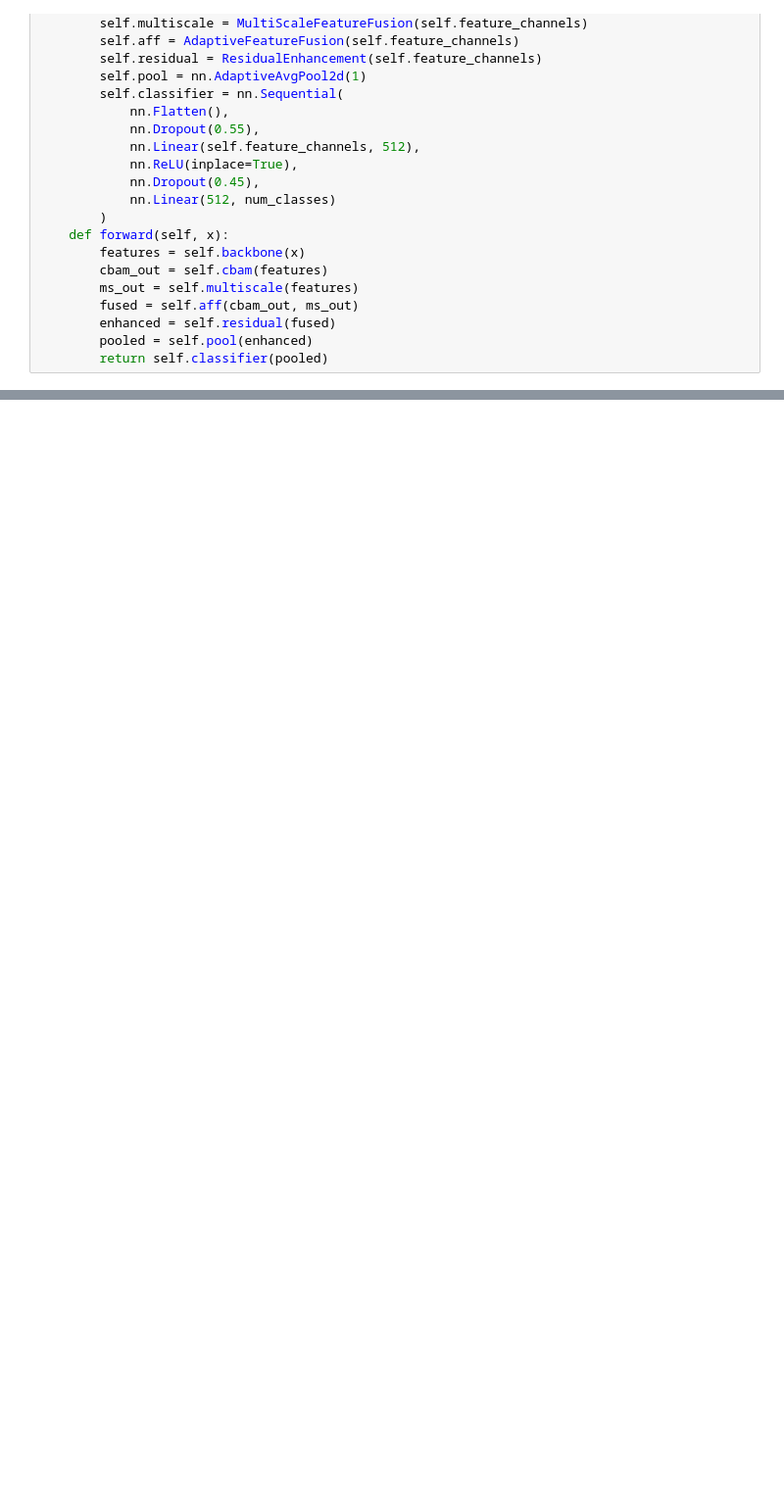
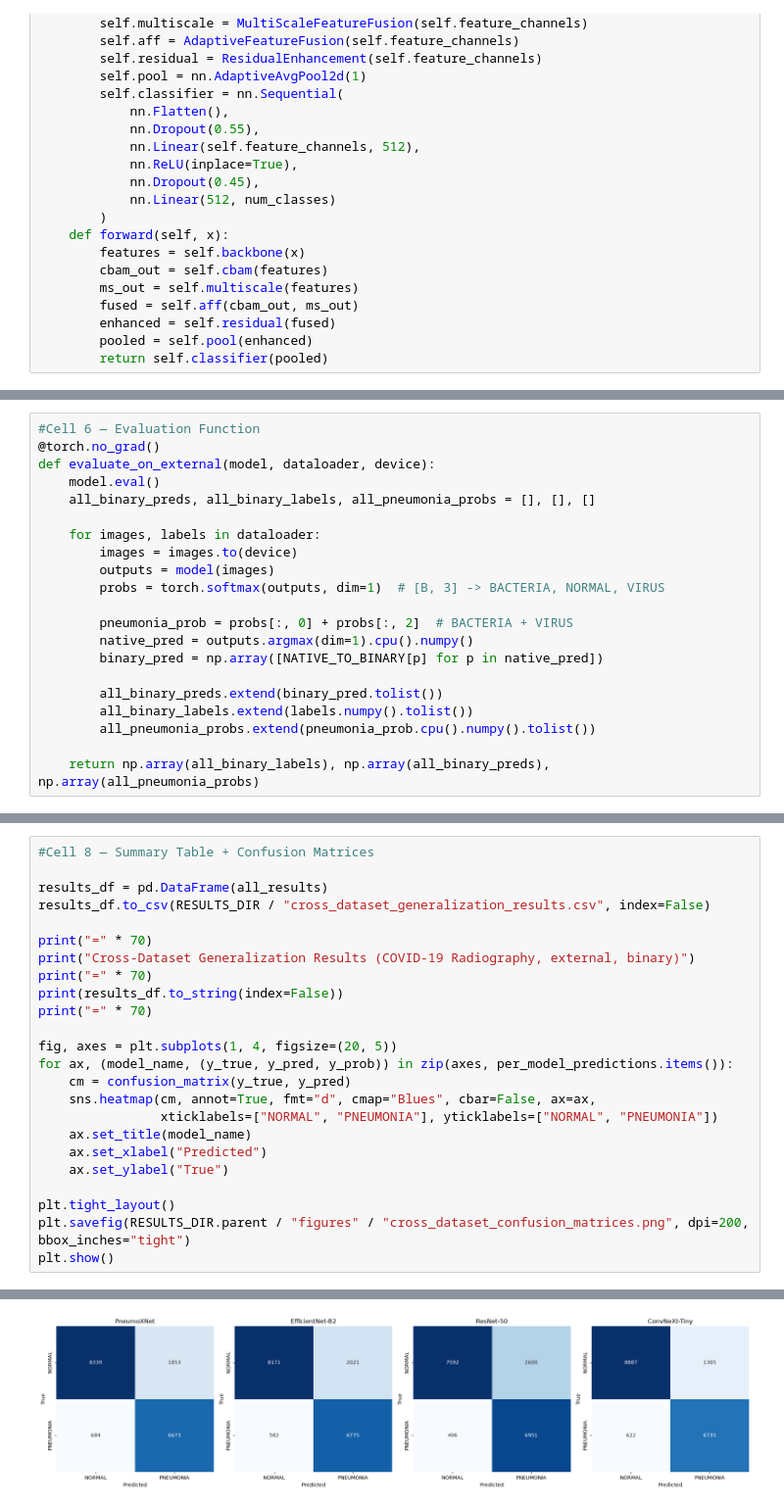
Before and after one commit to jaimulhaque/Pneumonia-MultiModel-XAI, a Jupyter notebook: notebooks/18_Cross_Dataset_Generalization.ipynb, the cells around one changed output, grey strips where cells are left out. Shown at 98% size. Drawn from its saved outputs; the diff is of its cells as text; blank space fills up the shorter version.

```diff
--- a/notebooks/18_Cross_Dataset_Generalization.ipynb
+++ b/notebooks/18_Cross_Dataset_Generalization.ipynb
@@ -198,0 +223,21 @@ class PneumoXNet(nn.Module):
+# %%
+#Cell 6 — Evaluation Function
+@torch.no_grad()
+def evaluate_on_external(model, dataloader, device):
+    model.eval()
+    all_binary_preds, all_binary_labels, all_pneumonia_probs = [], [], []
+
+    for images, labels in dataloader:
+        images = images.to(device)
+        outputs = model(images)
+        probs = torch.softmax(outputs, dim=1)  # [B, 3] -> BACTERIA, NORMAL, VIRUS
+
+        pneumonia_prob = probs[:, 0] + probs[:, 2]  # BACTERIA + VIRUS
+        native_pred = outputs.argmax(dim=1).cpu().numpy()
+        binary_pred = np.array([NATIVE_TO_BINARY[p] for p in native_pred])
+
+        all_binary_preds.extend(binary_pred.tolist())
+        all_binary_labels.extend(labels.numpy().tolist())
+        all_pneumonia_probs.extend(pneumonia_prob.cpu().numpy().tolist())
+
+    return np.array(all_binary_labels), np.array(all_binary_preds), np.array(all_pneumonia_probs)
@@ -198,0 +299,25 @@ class PneumoXNet(nn.Module):
+# %%
+#Cell 8 — Summary Table + Confusion Matrices
+
+results_df = pd.DataFrame(all_results)
+results_df.to_csv(RESULTS_DIR / "cross_dataset_generalization_results.csv", index=False)
+
+print("=" * 70)
+print("Cross-Dataset Generalization Results (COVID-19 Radiography, external, binary)")
+print("=" * 70)
+print(results_df.to_string(index=False))
+print("=" * 70)
+
+fig, axes = plt.subplots(1, 4, figsize=(20, 5))
+for ax, (model_name, (y_true, y_pred, y_prob)) in zip(axes, per_model_predictions.items()):
+    cm = confusion_matrix(y_true, y_pred)
+    sns.heatmap(cm, annot=True, fmt="d", cmap="Blues", cbar=False, ax=ax,
+                xticklabels=["NORMAL", "PNEUMONIA"], yticklabels=["NORMAL", "PNEUMONIA"])
+    ax.set_title(model_name)
+    ax.set_xlabel("Predicted")
+    ax.set_ylabel("True")
+
+plt.tight_layout()
+plt.savefig(RESULTS_DIR.parent / "figures" / "cross_dataset_confusion_matrices.png", dpi=200, bbox_inches="tight")
+plt.show()
+# %% [output]
@@ -198,0 +333 @@ class PneumoXNet(nn.Module):
+[figure, added]
```
Also changed, not shown: parts of 3 cells of this notebook, 1 other file.
